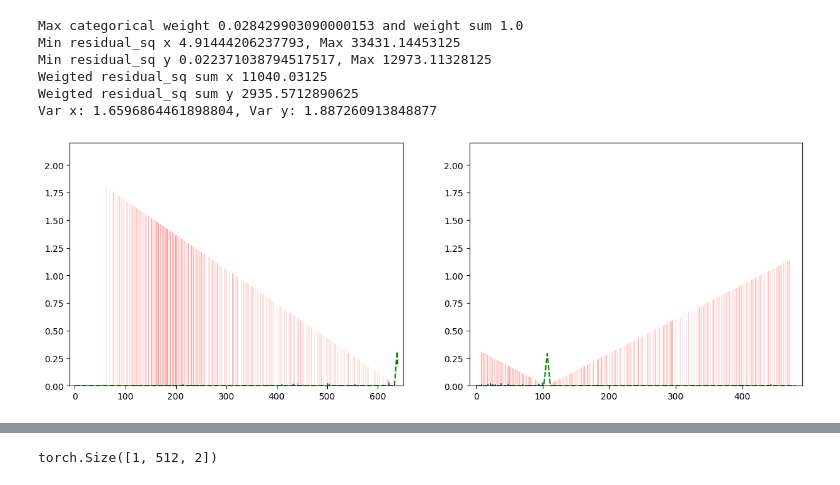
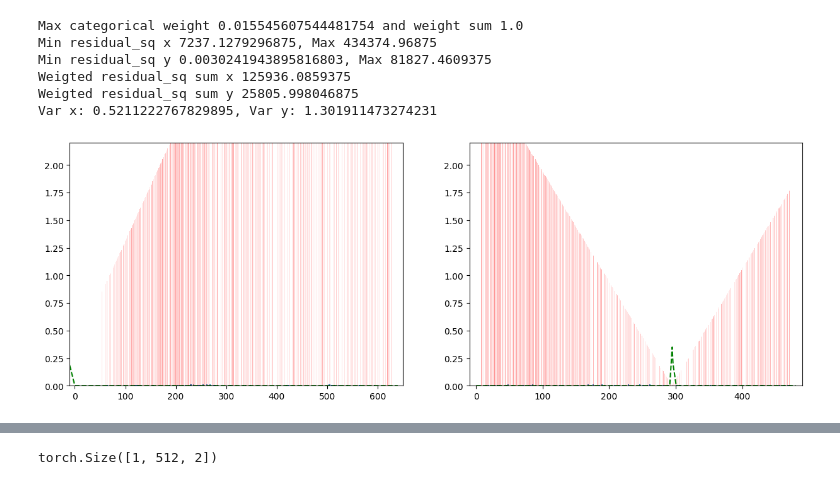
Before and after one commit to HLrwth/glue-factory, a Jupyter notebook: scripts/vis.ipynb, the cells around one changed output, grey strips where cells are left out. Cells and saved outputs as stored; diff of their text form; code cells hidden in the pictures.

```diff
--- a/scripts/vis.ipynb
+++ b/scripts/vis.ipynb
@@ -134,13 +134,13 @@ tensor(0.0195, grad_fn=<SelectBackward0>)
 # %%
-plot_p_and_var(0, pred['keypoints0'], pred['gt_proj_1to0'], pred['gt_res1_0_sq'], pred['p_rp_10'], pred['logvar_10'])
+plot_p_and_var(464, pred['keypoints0'], pred['gt_proj_1to0'], pred['gt_res1_0_sq'], pred['p_rp_10'], pred['logvar_10'])
 # %% [output]
-Max categorical weight 0.028429903090000153 and weight sum 1.0
-Min residual_sq x 4.91444206237793, Max 33431.14453125
-Min residual_sq y 0.022371038794517517, Max 12973.11328125
-Weigted residual_sq sum x 11040.03125
-Weigted residual_sq sum y 2935.5712890625
-Var x: 1.6596864461898804, Var y: 1.887260913848877
+Max categorical weight 0.015545607544481754 and weight sum 1.0
+Min residual_sq x 7237.1279296875, Max 434374.96875
+Min residual_sq y 0.0030241943895816803, Max 81827.4609375
+Weigted residual_sq sum x 125936.0859375
+Weigted residual_sq sum y 25805.998046875
+Var x: 0.5211222767829895, Var y: 1.301911473274231
-[figure, old version]
+[figure, new version]
 # %%
 p_idx_10_of_N = torch.argmax(pred['p_rp_10'][0][0])
 res_of_N = pred['gt_res1_0_sq'][0][0][p_idx_10_of_N]
```
Also changed, not shown: parts of 17 cells of this notebook, 2 other files.
